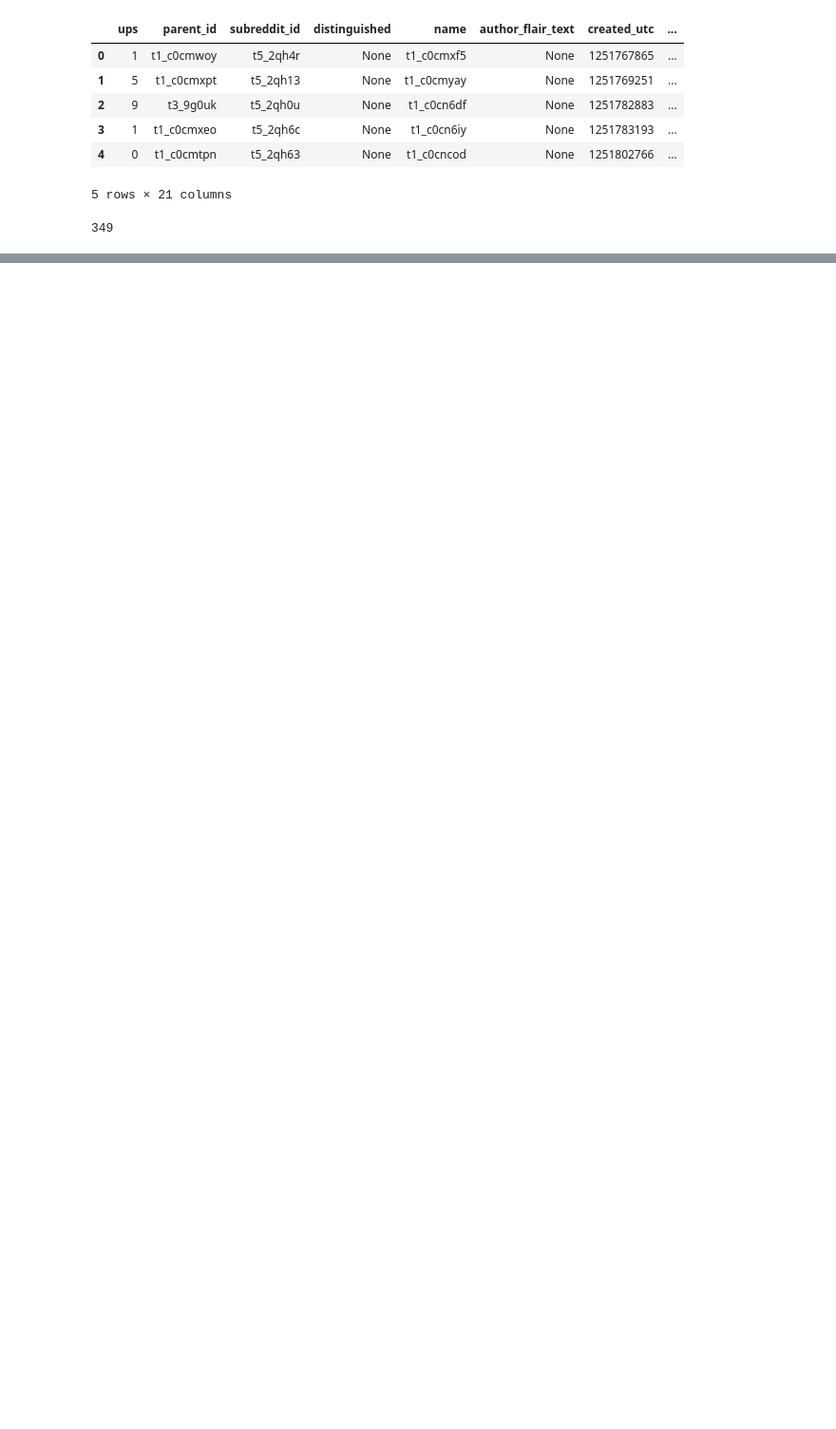
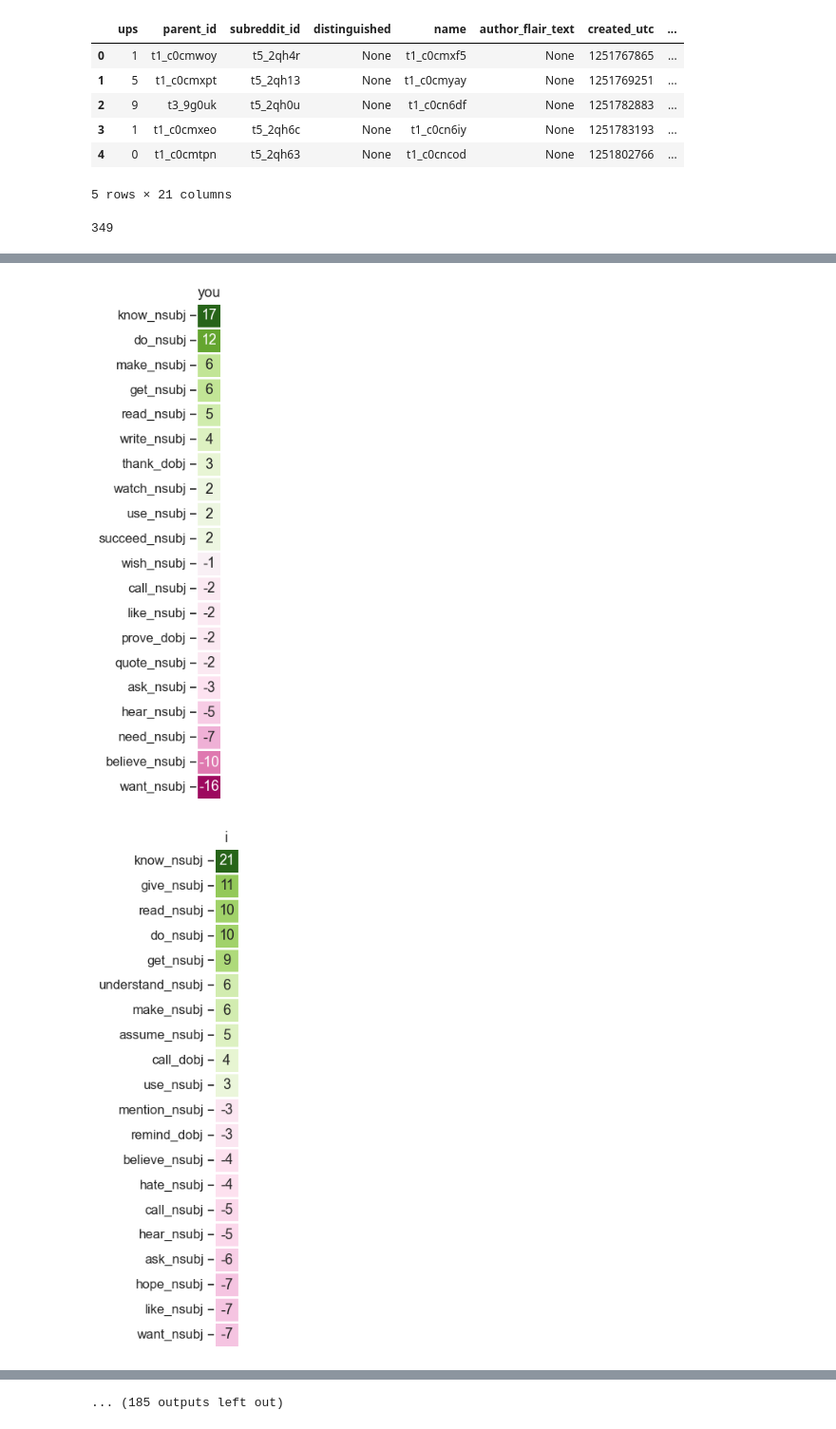
Before and after one commit to hide-ous/thrutherstoo, a Jupyter notebook: src/visualization/eda.ipynb, the cells around one changed output, grey strips where cells are left out. Shown at 95% size. Drawn from its saved outputs; the diff is of its cells as text; code cells hidden in the pictures; blank space fills up the shorter version.

```diff
--- a/src/visualization/eda.ipynb
+++ b/src/visualization/eda.ipynb
@@ -46,14 +50,17 @@ comments_df.head()
 | 4 | 0 | t1_c0cmtpn | t5_2qh63 | None | t1_c0cncod | None | 1251802766 | ... |
 5 rows × 21 columns
 # %%
-def conspiracy_context(doc, context_half_length=50):
+def conspiracy_context(doc, context_half_length=50, total_length=100+len("conspiracy theorists")):
     wics = []
     doc = doc.replace('\n', '')
 
     for match in re.finditer(CONSPIRACY_THEORIST_RE, doc, flags=re.I | re.DOTALL | re.U | re.M):
         s, e = match.span()
         left_padding = " " * (context_half_length - (s - max(s-context_half_length, 0)))
-        wics.append(left_padding+doc[max(s-context_half_length, 0):e+context_half_length])
+        doc = left_padding+doc[max(s-context_half_length, 0):e+context_half_length]
+        right_padding = ' '* (total_length- len(doc))
+        doc += right_padding
+        wics.append(doc)
     return wics
 # %%
 len(comments_df)
@@ -85,0 +130,9 @@ w I'm about to get downvoted into oblivion, since conspiracy theorists swarm and
+# %%
+from riveter.riveter import Riveter
+
+riveter = Riveter()
+riveter.load_sap_lexicon('power')
+riveter.train(comments_df.body,
+             comments_df.index,
+              )
+persona_score_dict = riveter.get_score_totals()
@@ -85,0 +162,6 @@ w I'm about to get downvoted into oblivion, since conspiracy theorists swarm and
+# %%
+for persona in persona_score_dict:
+    riveter.plot_verbs_for_persona(persona, figsize=(3,7))
+# %% [output]
+[figure, added]
+[figure, added]
@@ -85,0 +178 @@ w I'm about to get downvoted into oblivion, since conspiracy theorists swarm and
+... (185 outputs left out)
```
Also changed, not shown: parts of 17 cells of this notebook, 2 other files.
